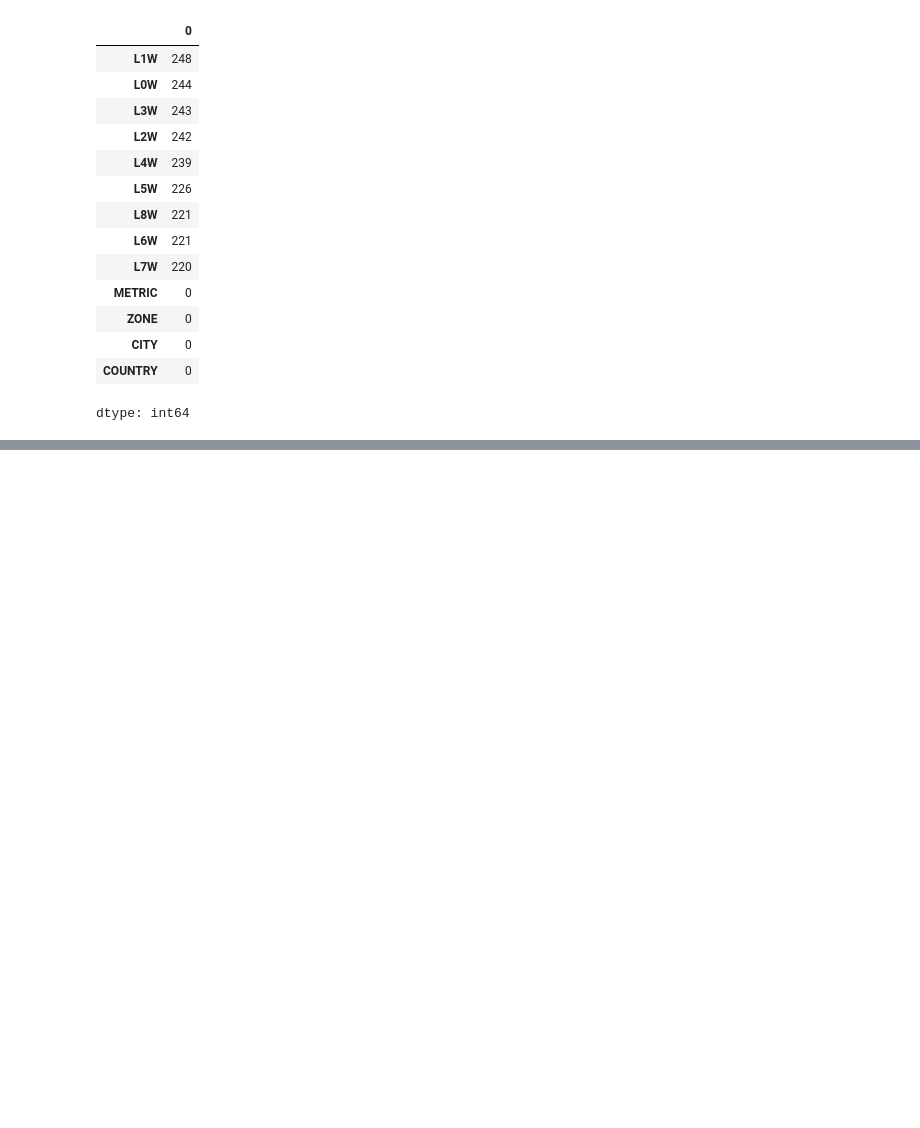
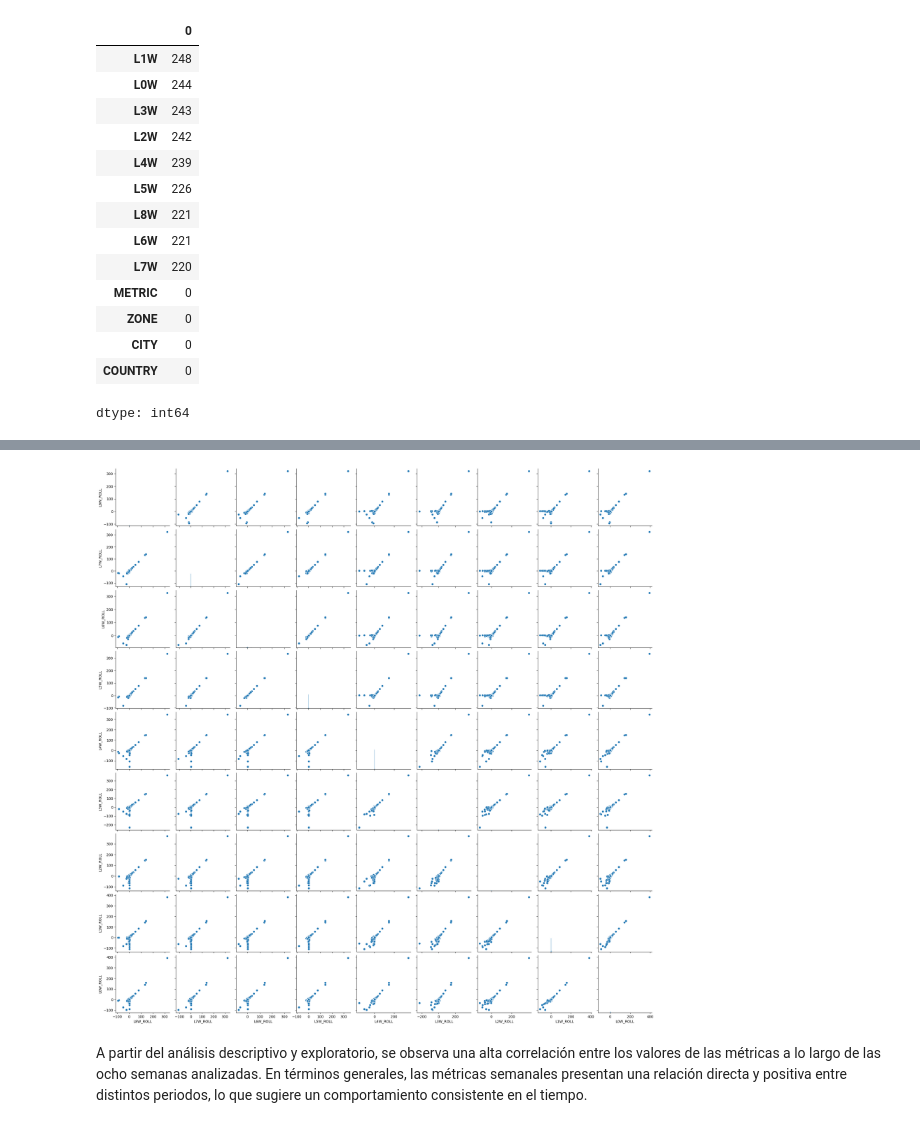
Before and after one commit to vichacker1234/Vicstatistics, a Jupyter notebook: notebooks/01_data_processing.ipynb, the cells around one changed output, grey strips where cells are left out. Cells and saved outputs as stored; diff of their text form; code cells hidden in the pictures; blank space fills up the shorter version.

```diff
--- a/notebooks/01_data_processing.ipynb
+++ b/notebooks/01_data_processing.ipynb
@@ -160,0 +226,4 @@ dtype: int64
+# %%
+# filtarr la base por las variables cuantitativas
+df_float_metrica = df_metricas_input.select_dtypes(include=['float'])
+df_float_metrica.head()
@@ -160,0 +237,7 @@ dtype: int64
+# %%
+sns.pairplot(df_float_metrica)
+plt.show()
+# %% [output]
+[figure, added]
+# %% [markdown]
+A partir del análisis descriptivo y exploratorio, se observa una alta correlación entre los valores de las métricas a lo largo de las ocho semanas analizadas. En términos generales, las métricas semanales presentan una relación directa y positiva entre distintos periodos, lo que sugiere un comportamiento consistente en el tiempo.
```
Also changed, not shown: parts of 13 cells of this notebook.
